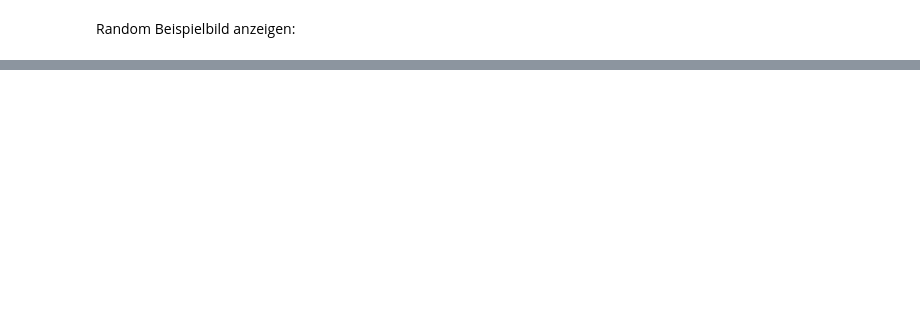
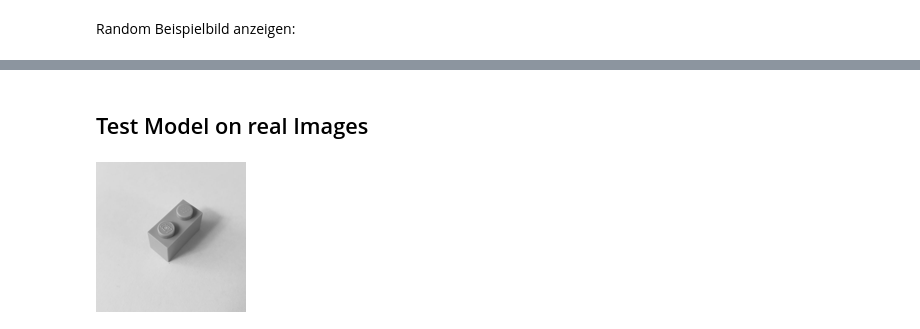
Before and after one commit to greenbase/tiny-bricks, a Jupyter notebook: src/main.ipynb, the cells around one changed output, grey strips where cells are left out. Saved outputs shown, nothing was run; the diff lists cells and outputs as text; code cells hidden in the pictures; blank space fills up the shorter version.

```diff
--- a/src/main.ipynb
+++ b/src/main.ipynb
@@ -170,0 +229,2 @@ NameError: name 'model' is not defined
+# %% [markdown]
+## Test Model on real Images
@@ -170,0 +233,16 @@ NameError: name 'model' is not defined
+# %%
+
+from PIL import Image, ImageOps
+import numpy as np
+from skimage import transform
+
+def load(filename):
+   """Load grayscaled image from specified path."""
+   image = Image.open(filename).convert("L")
+   image = ImageOps.fit(image,(150,150))
+   return image
+
+image = load('../data/external/2x1_2_squared.png')
+image
+# %% [output]
+[figure, added]
```
Also changed, not shown: parts of 22 cells of this notebook, 5 other files.
